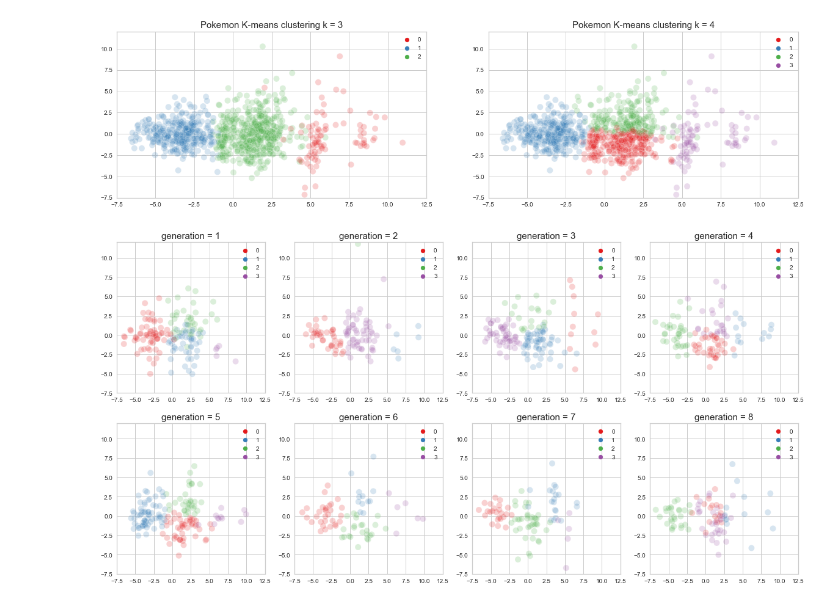
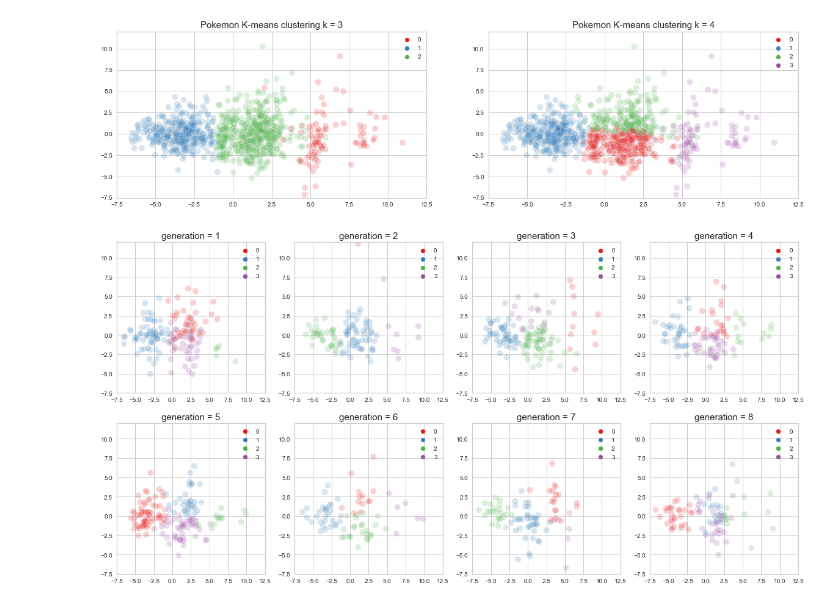
Before and after one commit to wangzuo/pokemon-ml, a Jupyter notebook: pokemon.ipynb, the cells around one changed output. Cells and saved outputs as stored; diff of their text form; code cells hidden in the pictures.

```diff
--- a/pokemon.ipynb
+++ b/pokemon.ipynb
@@ -341,32 +234,25 @@ with open('./map/points.json', 'w') as f:
 # %% [output]
 [figure]
 # %%
-import json
-import pandas as pd
-import seaborn as sns
-import numpy as np
-from sklearn.decomposition import PCA
-from sklearn.preprocessing import StandardScaler
-
 fig, axes = plt.subplots(ncols=4, nrows=2, figsize=(20,10))
 
 for gen in range(1, 9):
     ax = axes.flat[gen-1]
     ax.set_xlim([-7.5, 12.5])
     ax.set_ylim([-7.5, 12])
 
     d1 = data[data['generation']==gen].drop(columns=['generation'])
     scaler = StandardScaler()
     scaler.fit(d1)
     d2 = pd.DataFrame(scaler.transform(d1), columns=d1.columns)
 
     k = 4
-    kmeans = KMeans(init="k-means++", n_clusters=k).fit(d2)
+    kmeans = KMeans(init="k-means++", n_clusters=k, random_state=42, max_iter=10000).fit(d2)
     d3 = PCA(n_components=2).fit_transform(d2)
 
     sns.scatterplot(x=d3[:,0], y=d3[:,1],
                     hue=kmeans.labels_,
                     palette='Set1',
                     s=100, alpha=0.2,ax=ax).set_title(f"generation = {gen}", fontsize=15)
 # %% [output]
-[figure, old version]
+[figure, new version]
```
Also changed, not shown: parts of 12 cells of this notebook, 1 other file.
